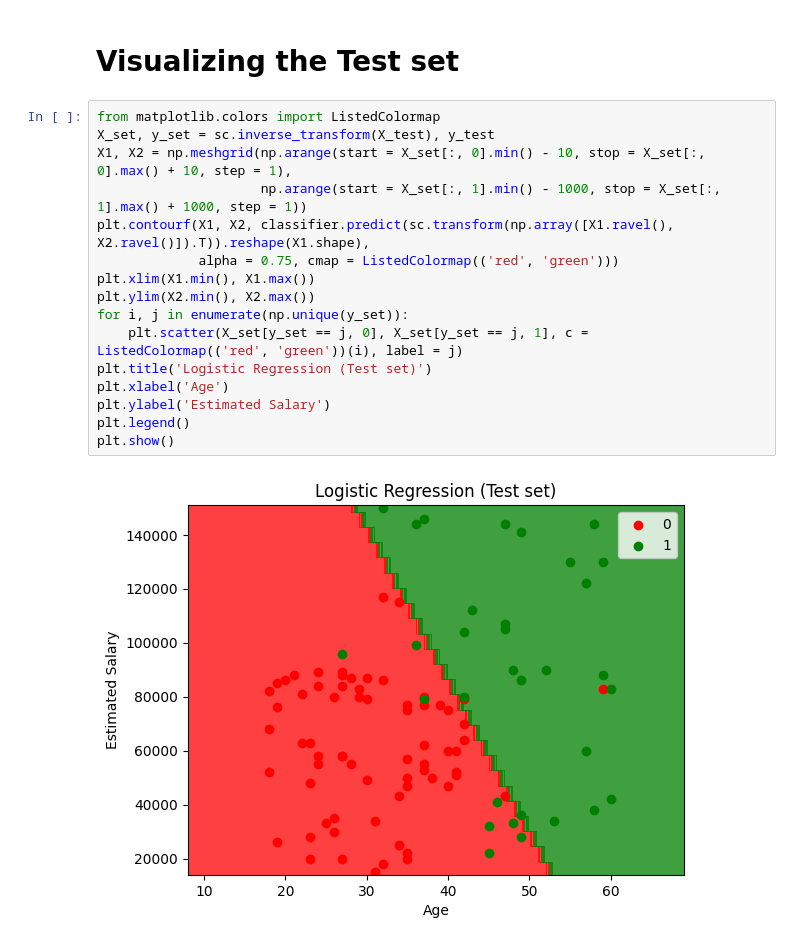
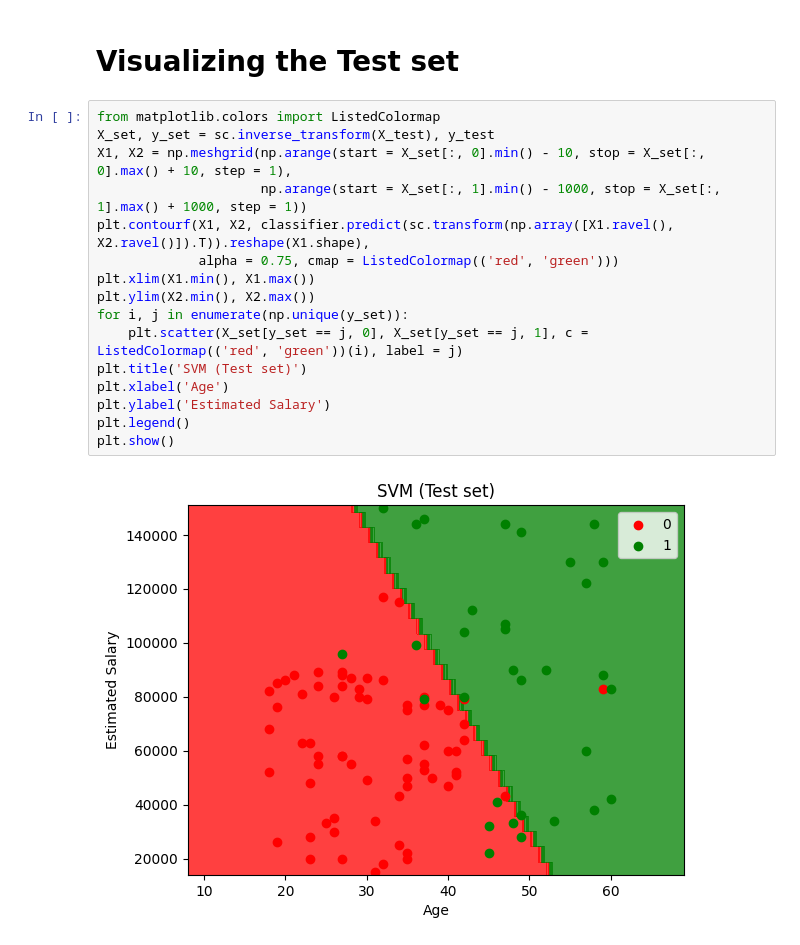
Before and after one commit to ronnin796/Classification_Templates, a Jupyter notebook: SVM/SVM.ipynb, the cells around one changed output. Drawn from its saved outputs; the diff is of its cells as text.

```diff
--- a/SVM/SVM.ipynb
+++ b/SVM/SVM.ipynb
@@ -96,18 +96,18 @@ plt.show()
 # %%
 from matplotlib.colors import ListedColormap
 X_set, y_set = sc.inverse_transform(X_test), y_test
 X1, X2 = np.meshgrid(np.arange(start = X_set[:, 0].min() - 10, stop = X_set[:, 0].max() + 10, step = 1),
                      np.arange(start = X_set[:, 1].min() - 1000, stop = X_set[:, 1].max() + 1000, step = 1))
 plt.contourf(X1, X2, classifier.predict(sc.transform(np.array([X1.ravel(), X2.ravel()]).T)).reshape(X1.shape),
              alpha = 0.75, cmap = ListedColormap(('red', 'green')))
 plt.xlim(X1.min(), X1.max())
 plt.ylim(X2.min(), X2.max())
 for i, j in enumerate(np.unique(y_set)):
     plt.scatter(X_set[y_set == j, 0], X_set[y_set == j, 1], c = ListedColormap(('red', 'green'))(i), label = j)
-plt.title('Logistic Regression (Test set)')
+plt.title('SVM (Test set)')
 plt.xlabel('Age')
 plt.ylabel('Estimated Salary')
 plt.legend()
 plt.show()
 # %% [output]
-[figure, old version]
+[figure, new version]
```
Also changed, not shown: parts of 1 cell of this notebook, 5 other files.
